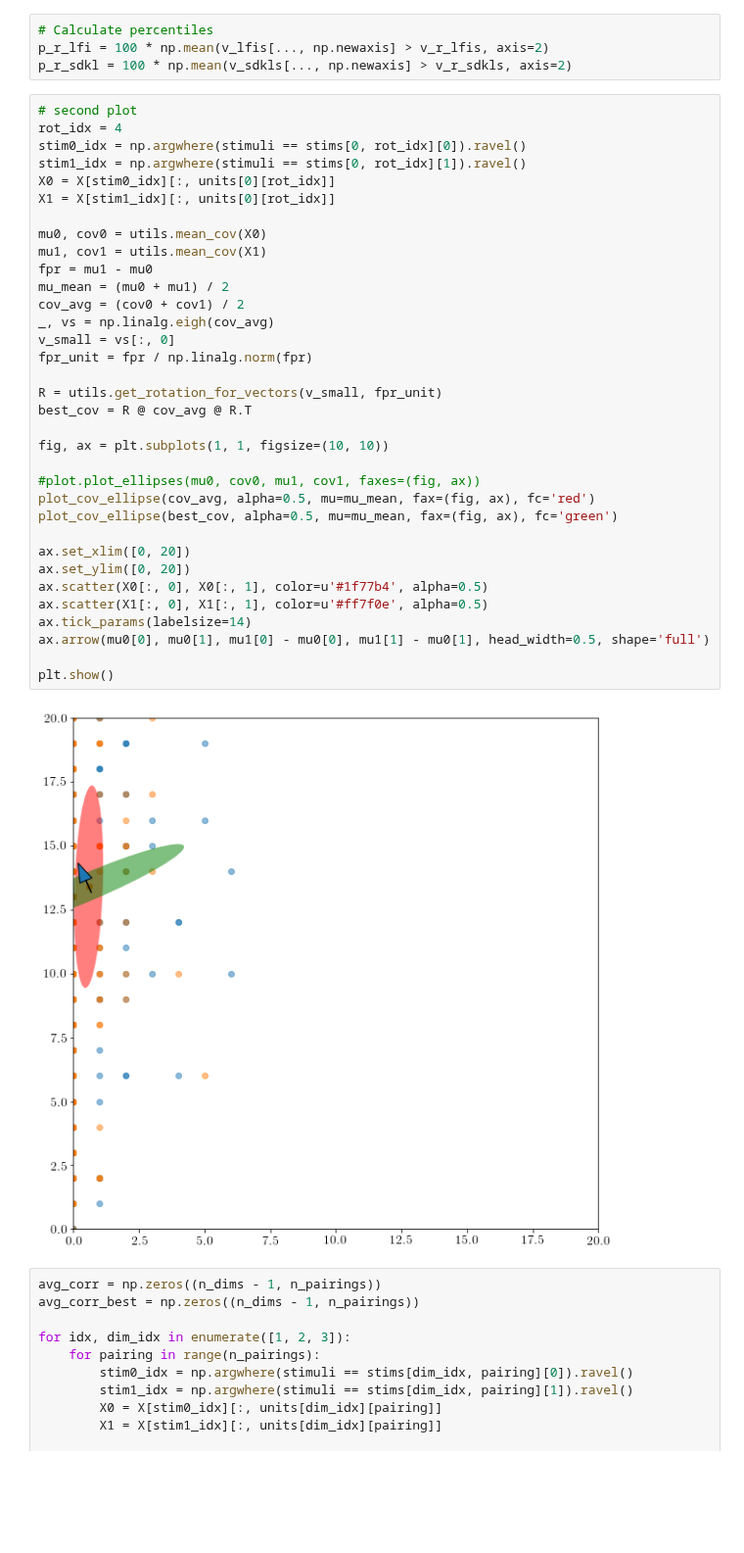
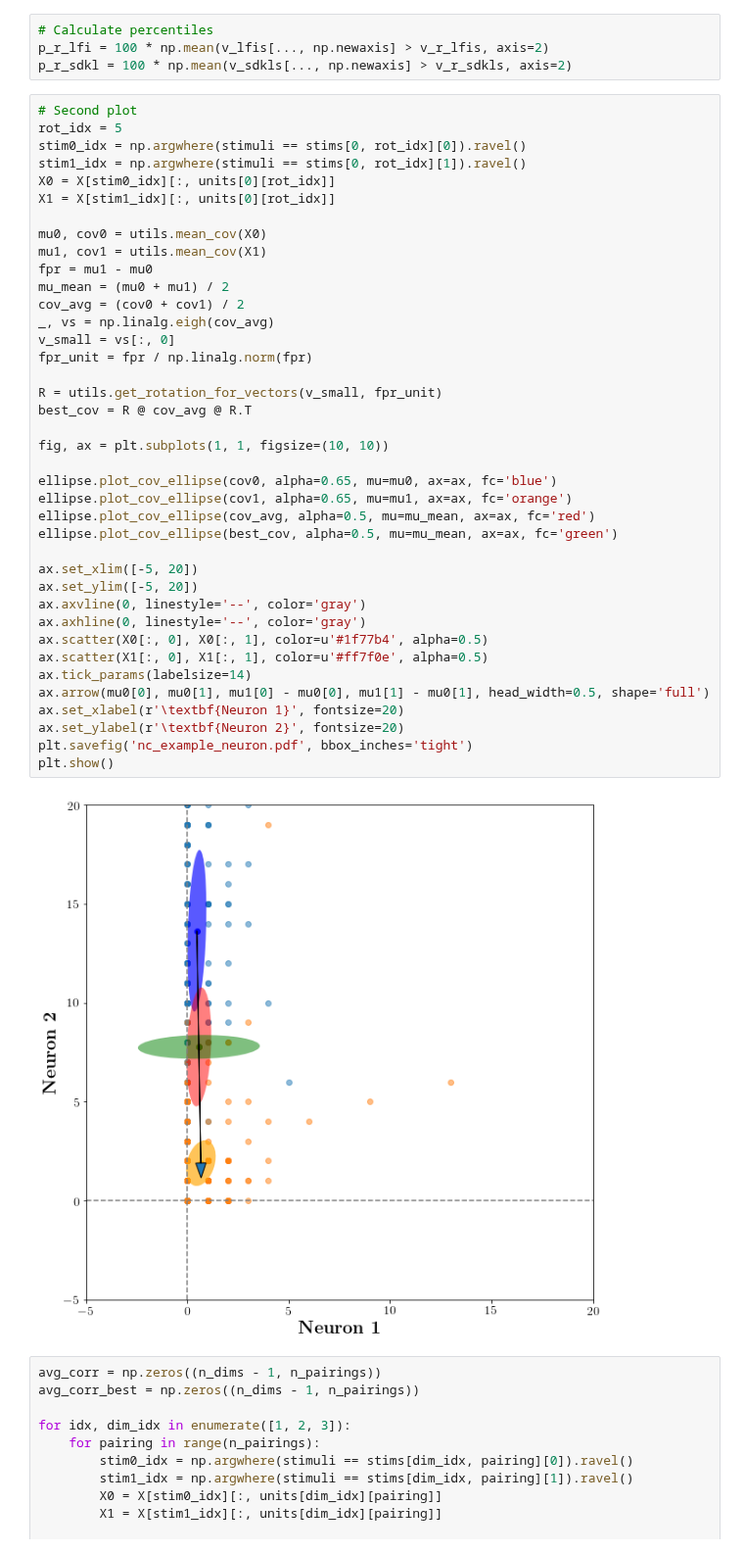
Before and after one commit to BouchardLab/noise_correlations, a Jupyter notebook: notebooks/rotations_variance.ipynb, the cells around one changed output. Shown at 98% size. Cells and saved outputs as stored; diff of their text form; blank space fills up the shorter version.

```diff
--- a/notebooks/rotations_variance.ipynb
+++ b/notebooks/rotations_variance.ipynb
@@ -74,41 +78,46 @@ for idx, dim in enumerate(dims):
 p_r_lfi = 100 * np.mean(v_lfis[..., np.newaxis] > v_r_lfis, axis=2)
 p_r_sdkl = 100 * np.mean(v_sdkls[..., np.newaxis] > v_r_sdkls, axis=2)
 # %%
-# second plot
-rot_idx = 4
+# Second plot
+rot_idx = 5
 stim0_idx = np.argwhere(stimuli == stims[0, rot_idx][0]).ravel()
 stim1_idx = np.argwhere(stimuli == stims[0, rot_idx][1]).ravel()
 X0 = X[stim0_idx][:, units[0][rot_idx]]
 X1 = X[stim1_idx][:, units[0][rot_idx]]
 
 mu0, cov0 = utils.mean_cov(X0)
 mu1, cov1 = utils.mean_cov(X1)
 fpr = mu1 - mu0
 mu_mean = (mu0 + mu1) / 2
 cov_avg = (cov0 + cov1) / 2
 _, vs = np.linalg.eigh(cov_avg)
 v_small = vs[:, 0]
 fpr_unit = fpr / np.linalg.norm(fpr)
 
 R = utils.get_rotation_for_vectors(v_small, fpr_unit)
 best_cov = R @ cov_avg @ R.T
 
 fig, ax = plt.subplots(1, 1, figsize=(10, 10))
 
-#plot.plot_ellipses(mu0, cov0, mu1, cov1, faxes=(fig, ax))
-plot_cov_ellipse(cov_avg, alpha=0.5, mu=mu_mean, fax=(fig, ax), fc='red')
-plot_cov_ellipse(best_cov, alpha=0.5, mu=mu_mean, fax=(fig, ax), fc='green')
+ellipse.plot_cov_ellipse(cov0, alpha=0.65, mu=mu0, ax=ax, fc='blue')
+ellipse.plot_cov_ellipse(cov1, alpha=0.65, mu=mu1, ax=ax, fc='orange')
+ellipse.plot_cov_ellipse(cov_avg, alpha=0.5, mu=mu_mean, ax=ax, fc='red')
+ellipse.plot_cov_ellipse(best_cov, alpha=0.5, mu=mu_mean, ax=ax, fc='green')
 
-ax.set_xlim([0, 20])
-ax.set_ylim([0, 20])
+ax.set_xlim([-5, 20])
+ax.set_ylim([-5, 20])
+ax.axvline(0, linestyle='--', color='gray')
+ax.axhline(0, linestyle='--', color='gray')
 ax.scatter(X0[:, 0], X0[:, 1], color=u'#1f77b4', alpha=0.5)
 ax.scatter(X1[:, 0], X1[:, 1], color=u'#ff7f0e', alpha=0.5)
 ax.tick_params(labelsize=14)
 ax.arrow(mu0[0], mu0[1], mu1[0] - mu0[0], mu1[1] - mu0[1], head_width=0.5, shape='full')
-
+ax.set_xlabel(r'\textbf{Neuron 1}', fontsize=20)
+ax.set_ylabel(r'\textbf{Neuron 2}', fontsize=20)
+plt.savefig('nc_example_neuron.pdf', bbox_inches='tight')
 plt.show()
 # %% [output]
-[figure, old version]
+[figure, new version]
 # %%
 avg_corr = np.zeros((n_dims - 1, n_pairings))
 avg_corr_best = np.zeros((n_dims - 1, n_pairings))
```
Also changed, not shown: parts of 3 cells of this notebook.
